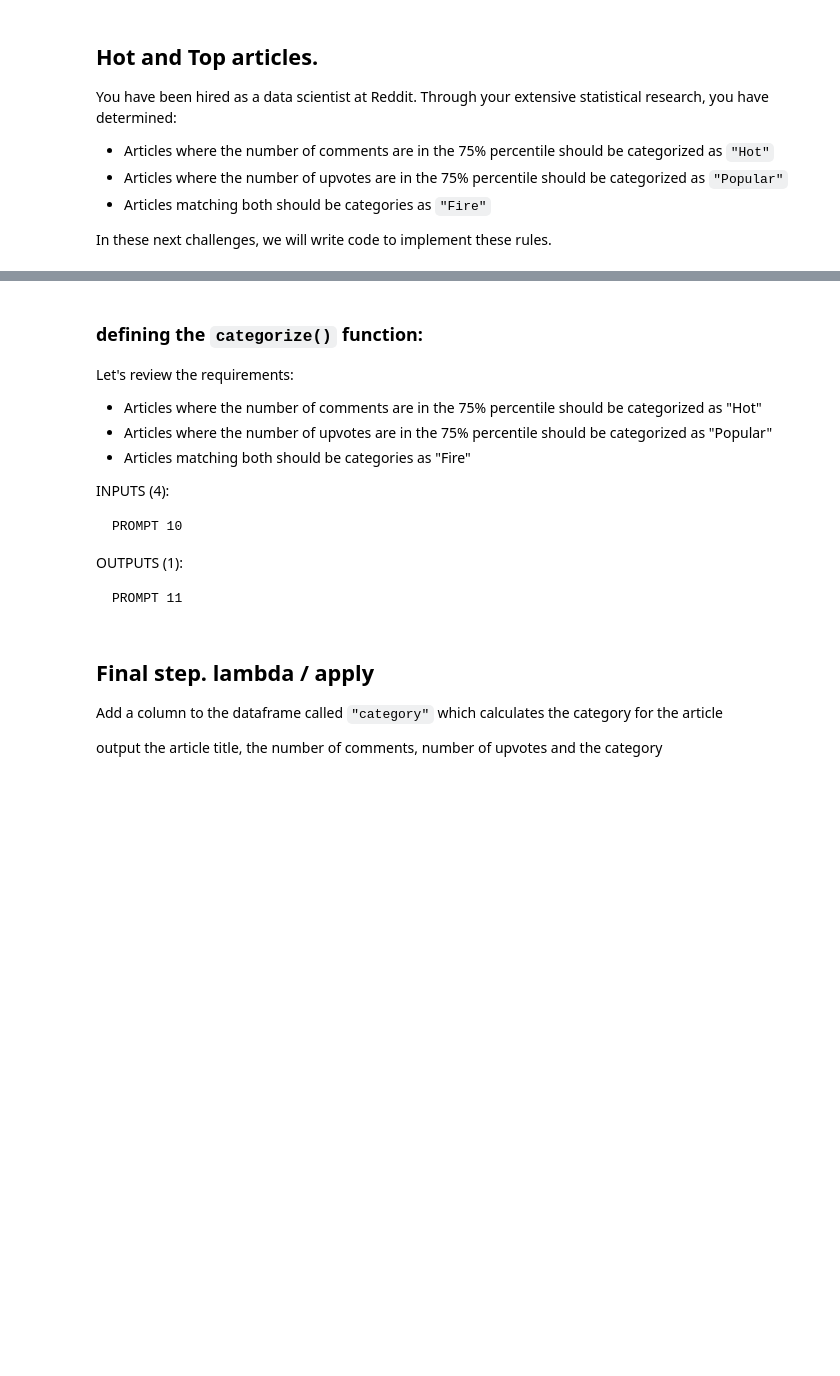
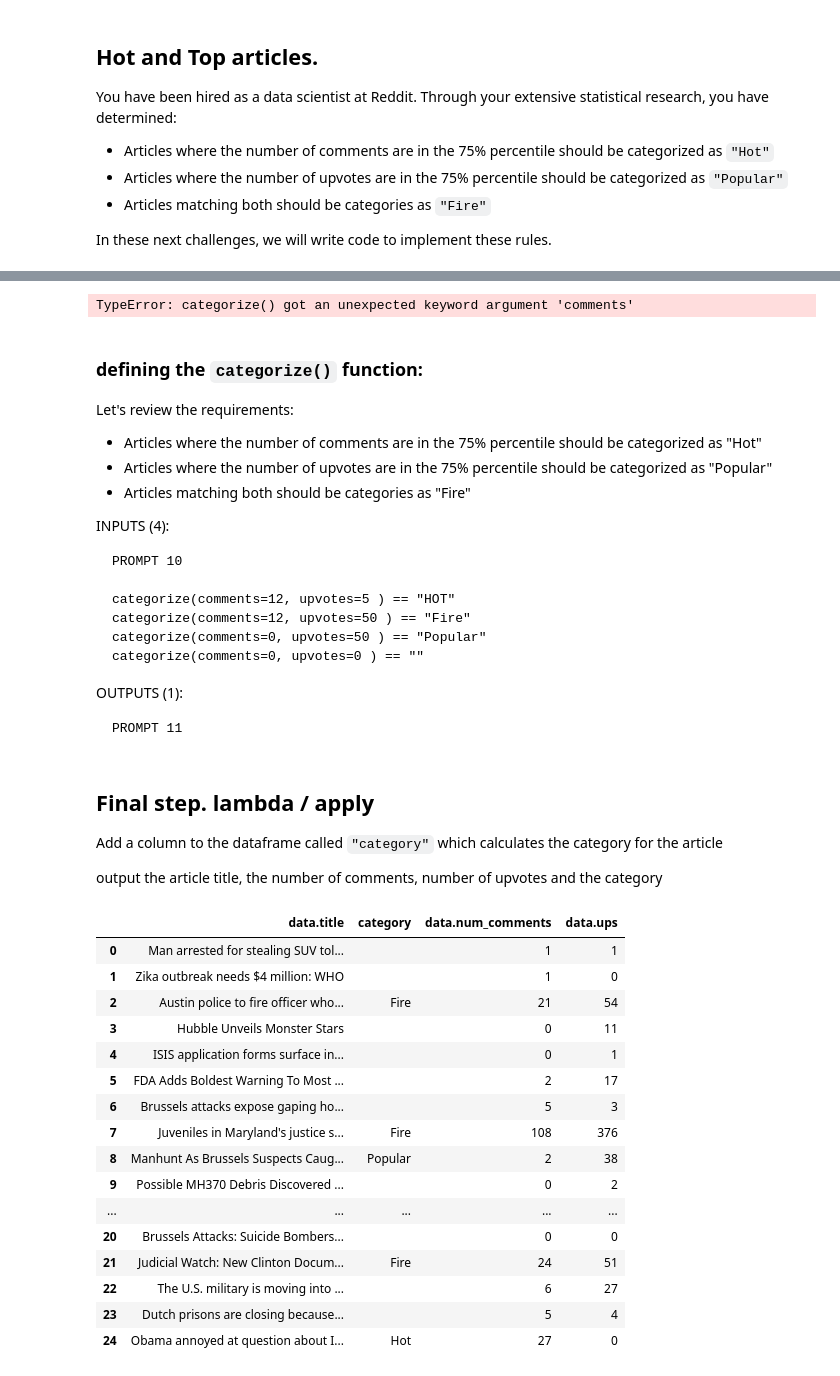
Before and after one commit to ist256/fall2024, a Jupyter notebook: lessons/11-Pandas-II/SmallGroup-PandasII.ipynb, the cells around one changed output, grey strips where cells are left out. Drawn from its saved outputs; the diff is of its cells as text; code cells hidden in the pictures; blank space fills up the shorter version.

```diff
--- a/lessons/11-Pandas-II/SmallGroup-PandasII.ipynb
+++ b/lessons/11-Pandas-II/SmallGroup-PandasII.ipynb
@@ -35,0 +74,4 @@ articles[0]
+# %%
+articles = reddit['data']['children']
+for article in articles:
+    print(article['data']['title'])
@@ -70,10 +163,10 @@ def get_text_sentiment(text: str) -> dict:
     response.raise_for_status()
     return response.json()
 
-def get_text_sentiment(text: str) -> dict:
+def get_text_sentiment2(text: str) -> dict:
     import random
     return random.choice(["Positive", "Negative", "Neutral"])
 
 
-sentiment = get_text_sentiment("very nice")
+sentiment = get_text_sentiment("I don't like this course, the instructor is a dumbass")
 sentiment
@@ -117,3 +254,14 @@ In these next challenges, we will write code to implement these rules.
+# %%
+# PROMPT 8 Write code to extract the comments_threshold
+art_df[art_df['data.num_comments'] > 11] # HOT
+art_df[art_df['data.ups'] > 27] # Popular
+# when both, Fire
+# categorize(comments=12, upvotes=5 ) == "HOT"
+# categorize(comments=12, upvotes=50 ) == "Fire"
+# categorize(comments=0, upvotes=50 ) == "Popular"
+# categorize(comments=0, upvotes=0 ) == ""
+# %% [output]
+TypeError: categorize() got an unexpected keyword argument 'comments'
 # %%
 # PROMPT 9 Write code to extract the upvote_threshold
 # %% [markdown]
@@ -129,6 +277,12 @@ INPUTS (4):
 
     PROMPT 10
 
+    categorize(comments=12, upvotes=5 ) == "HOT"
+    categorize(comments=12, upvotes=50 ) == "Fire"
+    categorize(comments=0, upvotes=50 ) == "Popular"
+    categorize(comments=0, upvotes=0 ) == ""
+
+
 OUTPUTS (1):
 
     PROMPT 11
@@ -176,0 +289,11 @@ assert expect == actua
+# %%
+# PROMPT 12 write function definition
+def categorize(comment_count:int, upvote_count:int) -> str:
+    if upvote_count > 27 and comment_count > 11:
+        return "Fire"
+    elif comment_count > 11:
+        return "Hot"
+    elif upvote_count > 27:
+        return "Popular"
+    else:
+        return ""
@@ -185,3 +318,25 @@ output the article title, the number of comments, number of upvotes and the cate
+# %%
+# PROMPT 14
+art_df['category'] = art_df.apply(lambda row: categorize(row['data.num_comments'], row['data.ups']), axis=1)
+art_df[['data.title','category', 'data.num_comments','data.ups']]
+# %% [output]
+|  | data.title | category | data.num_comments | data.ups |
+| 0 | Man arrested for stealing SUV tol... |  | 1 | 1 |
+| 1 | Zika outbreak needs $4 million: WHO |  | 1 | 0 |
+| 2 | Austin police to fire officer who... | Fire | 21 | 54 |
+| 3 | Hubble Unveils Monster Stars |  | 0 | 11 |
+| 4 | ISIS application forms surface in... |  | 0 | 1 |
+| 5 | FDA Adds Boldest Warning To Most ... |  | 2 | 17 |
+| 6 | Brussels attacks expose gaping ho... |  | 5 | 3 |
+| 7 | Juveniles in Maryland's justice s... | Fire | 108 | 376 |
+| 8 | Manhunt As Brussels Suspects Caug... | Popular | 2 | 38 |
+| 9 | Possible MH370 Debris Discovered ... |  | 0 | 2 |
+| ... | ... | ... | ... | ... |
+| 20 | Brussels Attacks: Suicide Bombers... |  | 0 | 0 |
+| 21 | Judicial Watch: New Clinton Docum... | Fire | 24 | 51 |
+| 22 | The U.S. military is moving into ... |  | 6 | 27 |
+| 23 | Dutch prisons are closing because... |  | 5 | 4 |
+| 24 | Obama annoyed at question about I... | Hot | 27 | 0 |
 # %%
 # run this code to turn in your work!
 from casstools.assignment import Assignment
```
Also changed, not shown: parts of 25 cells of this notebook.
